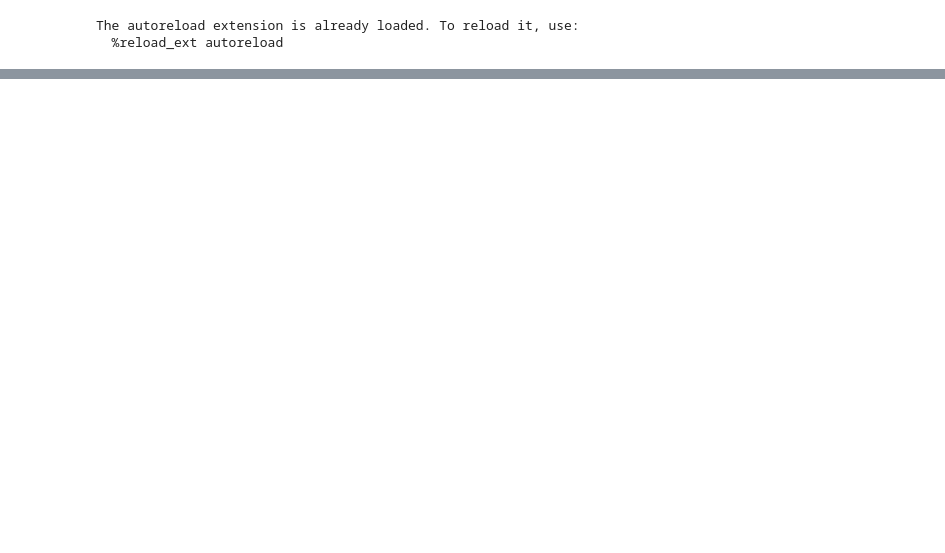
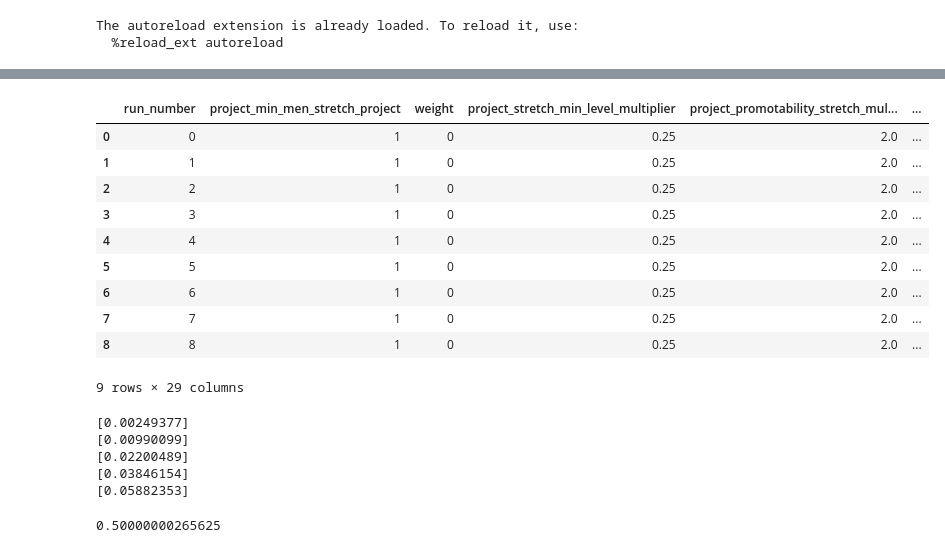
Before and after one commit to kennyjoseph/workplace_gender, a Jupyter notebook: Test.ipynb, the cells around one changed output, grey strips where cells are left out. Cells and saved outputs as stored; diff of their text form; code cells hidden in the pictures; blank space fills up the shorter version.

```diff
--- a/Test.ipynb
+++ b/Test.ipynb
@@ -277,0 +322,14 @@ chunked[0][1]
+# %%
+pd.read_csv('./Intervention/experiment_details.csv')
+# %% [output]
+|  | run_number | project_min_men_stretch_project | weight | project_stretch_min_level_multiplier | project_promotability_stretch_mul... | ... |
+| 0 | 0 | 1 | 0 | 0.25 | 2.0 | ... |
+| 1 | 1 | 1 | 0 | 0.25 | 2.0 | ... |
+| 2 | 2 | 1 | 0 | 0.25 | 2.0 | ... |
+| 3 | 3 | 1 | 0 | 0.25 | 2.0 | ... |
+| 4 | 4 | 1 | 0 | 0.25 | 2.0 | ... |
+| 5 | 5 | 1 | 0 | 0.25 | 2.0 | ... |
+| 6 | 6 | 1 | 0 | 0.25 | 2.0 | ... |
+| 7 | 7 | 1 | 0 | 0.25 | 2.0 | ... |
+| 8 | 8 | 1 | 0 | 0.25 | 2.0 | ... |
+9 rows × 29 columns
@@ -277,0 +345,13 @@ chunked[0][1]
+# %%
+for y in [0.1,0.2,0.3,0.4,0.5]:
+    print(fsolve(diff,0.0))
+# %% [output]
+[0.00249377]
+[0.00990099]
+[0.02200489]
+[0.03846154]
+[0.05882353]
+# %%
+caluclate_d(0.05882353)
+# %% [output]
+0.50000000265625
```
Also changed, not shown: parts of 13 cells of this notebook.
